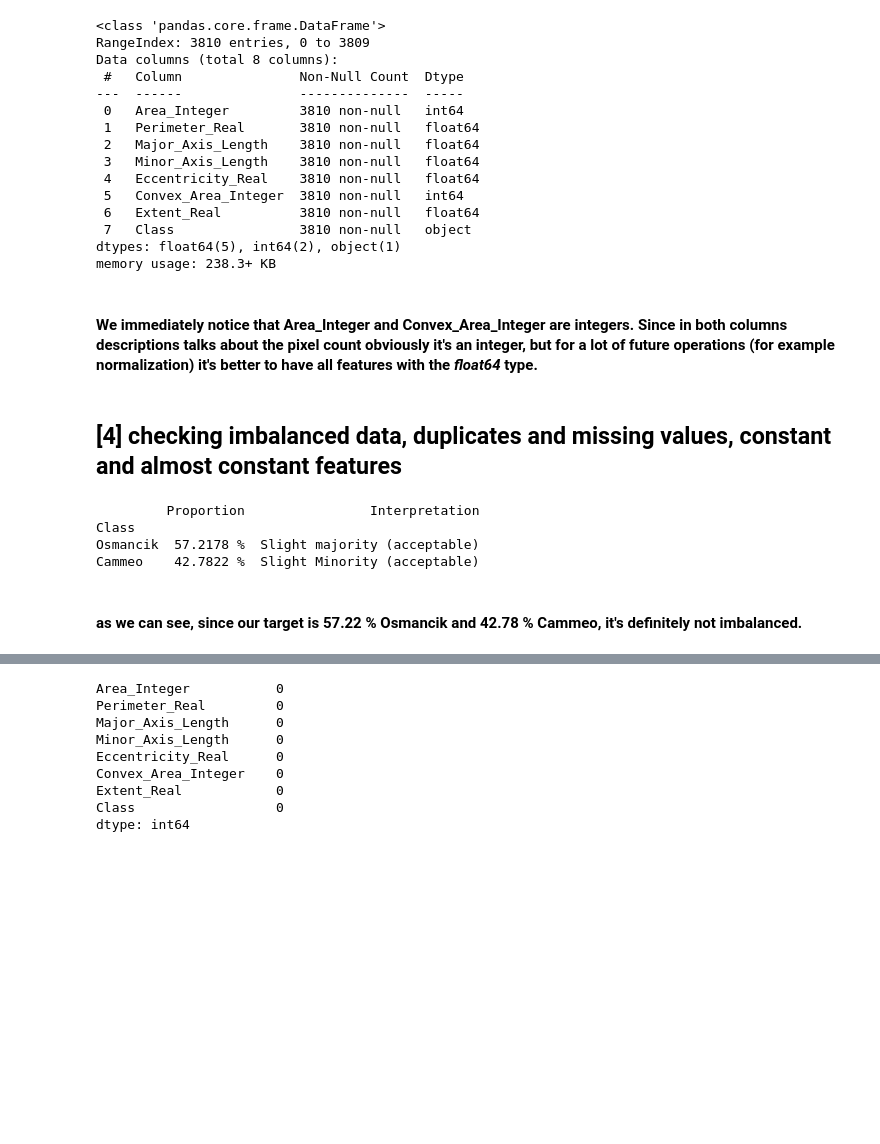
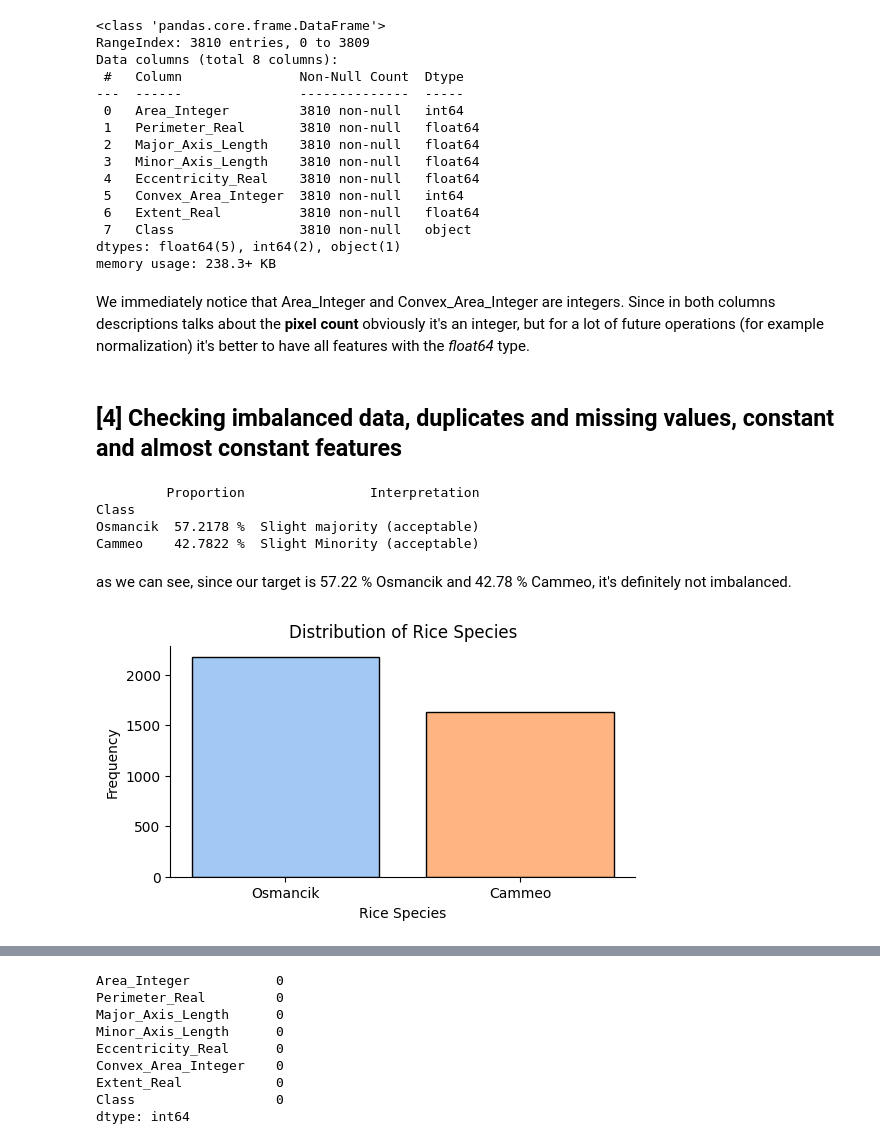
Before and after one commit to onaizna/rice-type-classifier-project-zfvg, a Jupyter notebook: notebooks/eda.ipynb, the cells around one changed output, grey strips where cells are left out. Cells and saved outputs as stored; diff of their text form; code cells hidden in the pictures; blank space fills up the shorter version.

```diff
--- a/notebooks/eda.ipynb
+++ b/notebooks/eda.ipynb
@@ -58,12 +59,12 @@ Data columns (total 8 columns):
 dtypes: float64(5), int64(2), object(1)
 memory usage: 238.3+ KB
 # %% [markdown]
-#### We immediately notice that Area_Integer and Convex_Area_Integer are integers. Since in both columns descriptions talks about the **pixel count** obviously it's an integer, but for a lot of future operations (for example normalization) it's better to have all features with the _float64_ type.
+We immediately notice that Area_Integer and Convex_Area_Integer are integers. Since in both columns descriptions talks about the **pixel count** obviously it's an integer, but for a lot of future operations (for example normalization) it's better to have all features with the _float64_ type.
 # %%
 df_rice['Area_Integer'] = df_rice['Area_Integer'].astype('float64')
 df_rice['Convex_Area_Integer'] = df_rice['Convex_Area_Integer'].astype('float64')
 # %% [markdown]
-## [4] checking imbalanced data, duplicates and missing values, constant and almost constant features
+## [4] Checking imbalanced data, duplicates and missing values, constant and almost constant features
 # %%
 # checking imbalanced data (creating dataframe with Proportion of Classes and Interpretation of the percentage)
 class_balance = df_rice['Class'].value_counts(normalize=True).to_frame('Proportion')
@@ -80,7 +81,20 @@ Class
 Osmancik  57.2178 %  Slight majority (acceptable)
 Cammeo    42.7822 %  Slight Minority (acceptable)
 # %% [markdown]
-#### as we can see, since our target is 57.22 % Osmancik and 42.78 % Cammeo, it's definitely not imbalanced.
+as we can see, since our target is 57.22 % Osmancik and 42.78 % Cammeo, it's definitely not imbalanced.
+# %%
+class_counts = df_rice['Class'].value_counts()
+plt.figure(figsize=(6, 3))
+colors = sns.color_palette("pastel")[:len(class_counts)]
+
+plt.bar(class_counts.index, class_counts.values, color=colors, edgecolor='black')
+plt.title('Distribution of Rice Species')
+plt.xlabel('Rice Species')
+plt.ylabel('Frequency')
+sns.despine()
+plt.show()
+# %% [output]
+[figure, added]
 # %%
 # looking for duplicate values
 df_rice.duplicated().sum()
```
Also changed, not shown: parts of 22 cells of this notebook, 7 other files.
